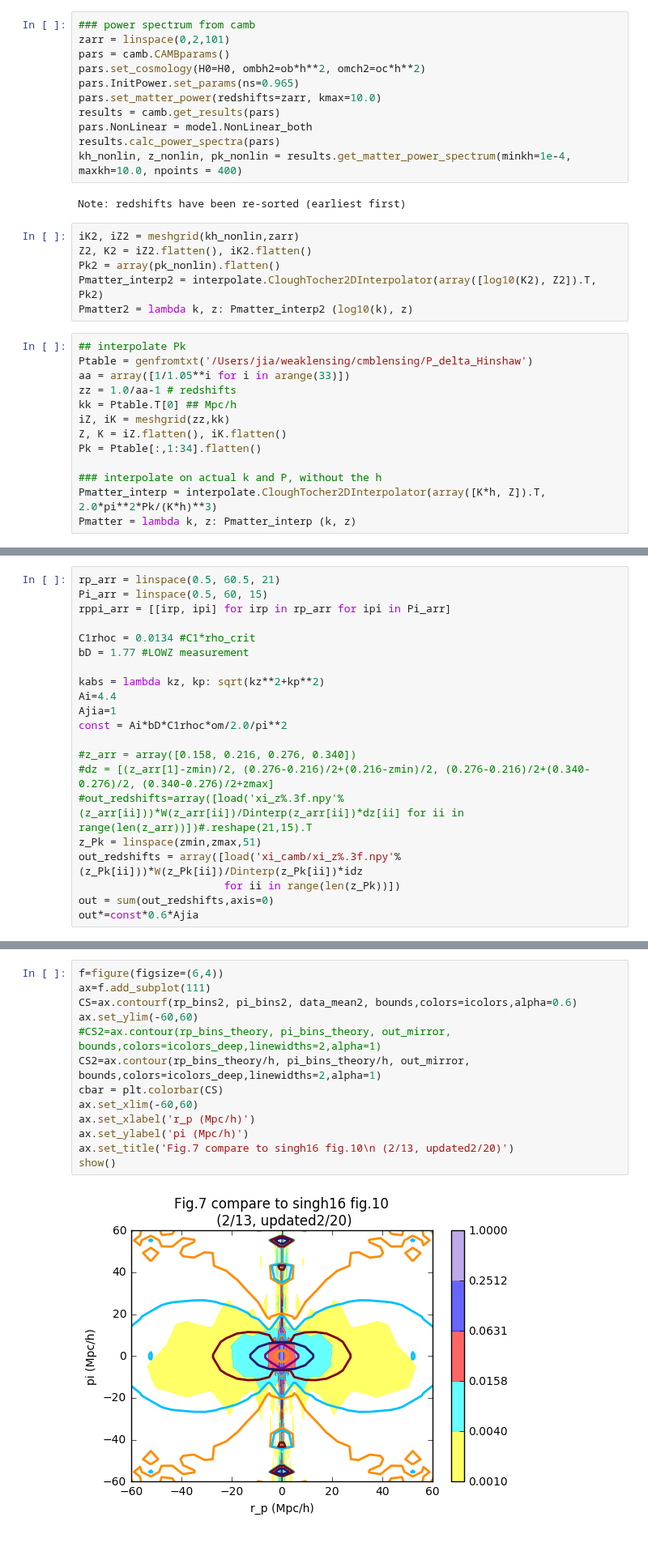
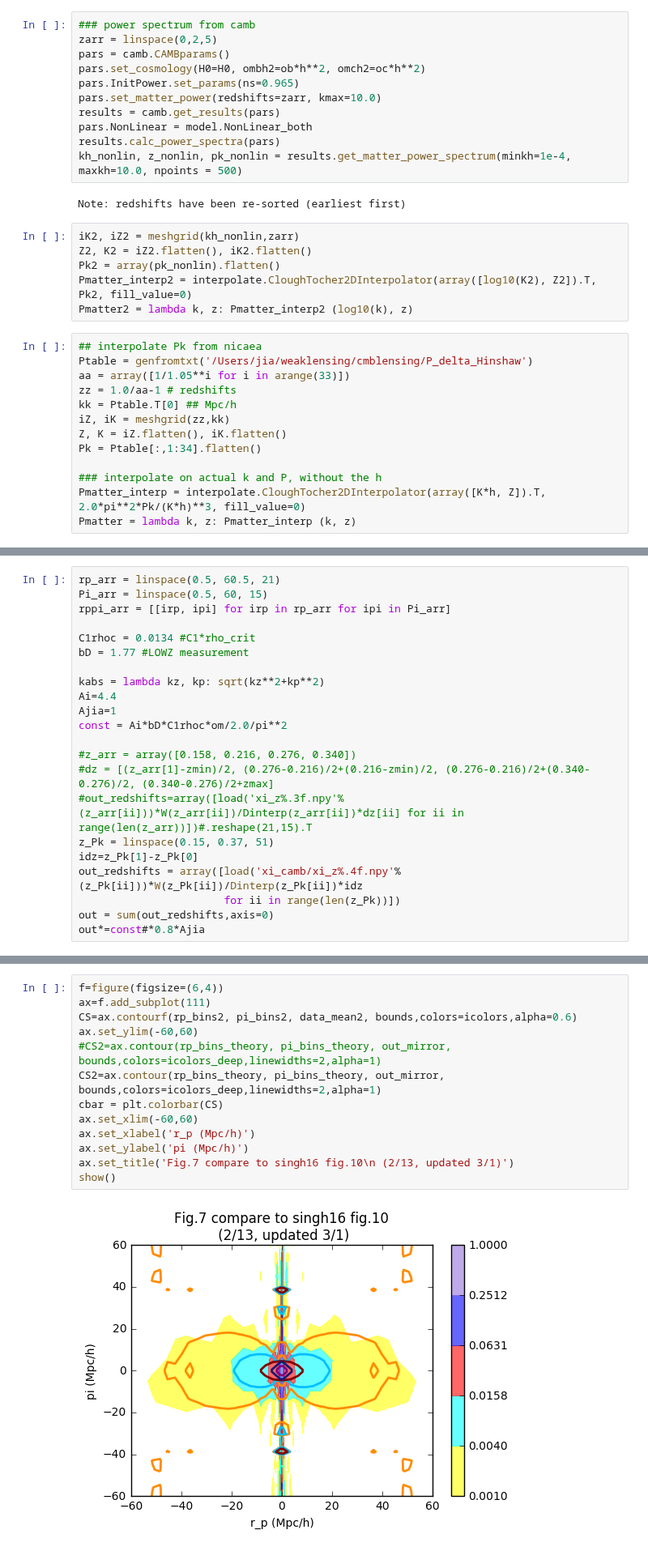
Before and after one commit to liuxx479/gplus, a Jupyter notebook: lowz.ipynb, the cells around one changed output, grey strips where cells are left out. Shown at 81% size. Drawn from its saved outputs; the diff is of its cells as text.

```diff
--- a/lowz.ipynb
+++ b/lowz.ipynb
@@ -103,7 +103,7 @@ show()
 [figure]
 # %%
 ### power spectrum from camb
-zarr = linspace(0,2,101)
+zarr = linspace(0,2,5)
 pars = camb.CAMBparams()
 pars.set_cosmology(H0=H0, ombh2=ob*h**2, omch2=oc*h**2)
 pars.InitPower.set_params(ns=0.965)
@@ -111,17 +111,17 @@ pars.set_matter_power(redshifts=zarr, kmax=10.0)
 results = camb.get_results(pars)
 pars.NonLinear = model.NonLinear_both
 results.calc_power_spectra(pars)
-kh_nonlin, z_nonlin, pk_nonlin = results.get_matter_power_spectrum(minkh=1e-4, maxkh=10.0, npoints = 400)
+kh_nonlin, z_nonlin, pk_nonlin = results.get_matter_power_spectrum(minkh=1e-4, maxkh=10.0, npoints = 500)
 # %% [output]
 Note: redshifts have been re-sorted (earliest first)
 # %%
 iK2, iZ2 = meshgrid(kh_nonlin,zarr)
 Z2, K2 = iZ2.flatten(), iK2.flatten()
 Pk2 = array(pk_nonlin).flatten()
-Pmatter_interp2 = interpolate.CloughTocher2DInterpolator(array([log10(K2), Z2]).T, Pk2)
+Pmatter_interp2 = interpolate.CloughTocher2DInterpolator(array([log10(K2), Z2]).T, Pk2, fill_value=0)
 Pmatter2 = lambda k, z: Pmatter_interp2 (log10(k), z)
 # %%
-## interpolate Pk
+## interpolate Pk from nicaea
 Ptable = genfromtxt('/Users/jia/weaklensing/cmblensing/P_delta_Hinshaw')
 aa = array([1/1.05**i for i in arange(33)])
 zz = 1.0/aa-1 # redshifts
@@ -131,7 +131,7 @@ Z, K = iZ.flatten(), iK.flatten()
 Pk = Ptable[:,1:34].flatten()
 
 ### interpolate on actual k and P, without the h
-Pmatter_interp = interpolate.CloughTocher2DInterpolator(array([K*h, Z]).T, 2.0*pi**2*Pk/(K*h)**3)
+Pmatter_interp = interpolate.CloughTocher2DInterpolator(array([K*h, Z]).T, 2.0*pi**2*Pk/(K*h)**3, fill_value=0)
 Pmatter = lambda k, z: Pmatter_interp (k, z)
 # %%
 karr = logspace(-3,1)
@@ -204,11 +199,12 @@ const = Ai*bD*C1rhoc*om/2.0/pi**2
 #z_arr = array([0.158, 0.216, 0.276, 0.340])
 #dz = [(z_arr[1]-zmin)/2, (0.276-0.216)/2+(0.216-zmin)/2, (0.276-0.216)/2+(0.340-0.276)/2, (0.340-0.276)/2+zmax]
 #out_redshifts=array([load('xi_z%.3f.npy'%(z_arr[ii]))*W(z_arr[ii])/Dinterp(z_arr[ii])*dz[ii] for ii in range(len(z_arr))])#.reshape(21,15).T
-z_Pk = linspace(zmin,zmax,51)
-out_redshifts = array([load('xi_camb/xi_z%.3f.npy'%(z_Pk[ii]))*W(z_Pk[ii])/Dinterp(z_Pk[ii])*idz
+z_Pk = linspace(0.15, 0.37, 51)
+idz=z_Pk[1]-z_Pk[0]
+out_redshifts = array([load('xi_camb/xi_z%.4f.npy'%(z_Pk[ii]))*W(z_Pk[ii])/Dinterp(z_Pk[ii])*idz
                        for ii in range(len(z_Pk))])
 out = sum(out_redshifts,axis=0)
-out*=const*0.6*Ajia
+out*=const#*0.8*Ajia
 # %%
 rp_bins_theory = array(list(-rp_arr[::-1])+list(rp_arr))
 pi_bins_theory = array(list(-Pi_arr[::-1])+list(Pi_arr))
@@ -226,18 +224,18 @@ out_mirror[:,:21]=out_mirror[:,21:][:,::-1]
 # %%
 f=figure(figsize=(6,4))
 ax=f.add_subplot(111)
 CS=ax.contourf(rp_bins2, pi_bins2, data_mean2, bounds,colors=icolors,alpha=0.6)
 ax.set_ylim(-60,60)
 #CS2=ax.contour(rp_bins_theory, pi_bins_theory, out_mirror, bounds,colors=icolors_deep,linewidths=2,alpha=1)
-CS2=ax.contour(rp_bins_theory/h, pi_bins_theory/h, out_mirror, bounds,colors=icolors_deep,linewidths=2,alpha=1)
+CS2=ax.contour(rp_bins_theory, pi_bins_theory, out_mirror, bounds,colors=icolors_deep,linewidths=2,alpha=1)
 cbar = plt.colorbar(CS)
 ax.set_xlim(-60,60)
 ax.set_xlabel('r_p (Mpc/h)')
 ax.set_ylabel('pi (Mpc/h)')
-ax.set_title('Fig.7 compare to singh16 fig.10\n (2/13, updated2/20)')
+ax.set_title('Fig.7 compare to singh16 fig.10\n (2/13, updated 3/1)')
 show()
 # %% [output]
-[figure, old version]
+[figure, new version]
 # %%
 C1rhoc = 0.0134 #C1*rho_crit
 bD = 1.77 #LOWZ measurement
```
Also changed, not shown: parts of 7 cells of this notebook, 2 other files.
